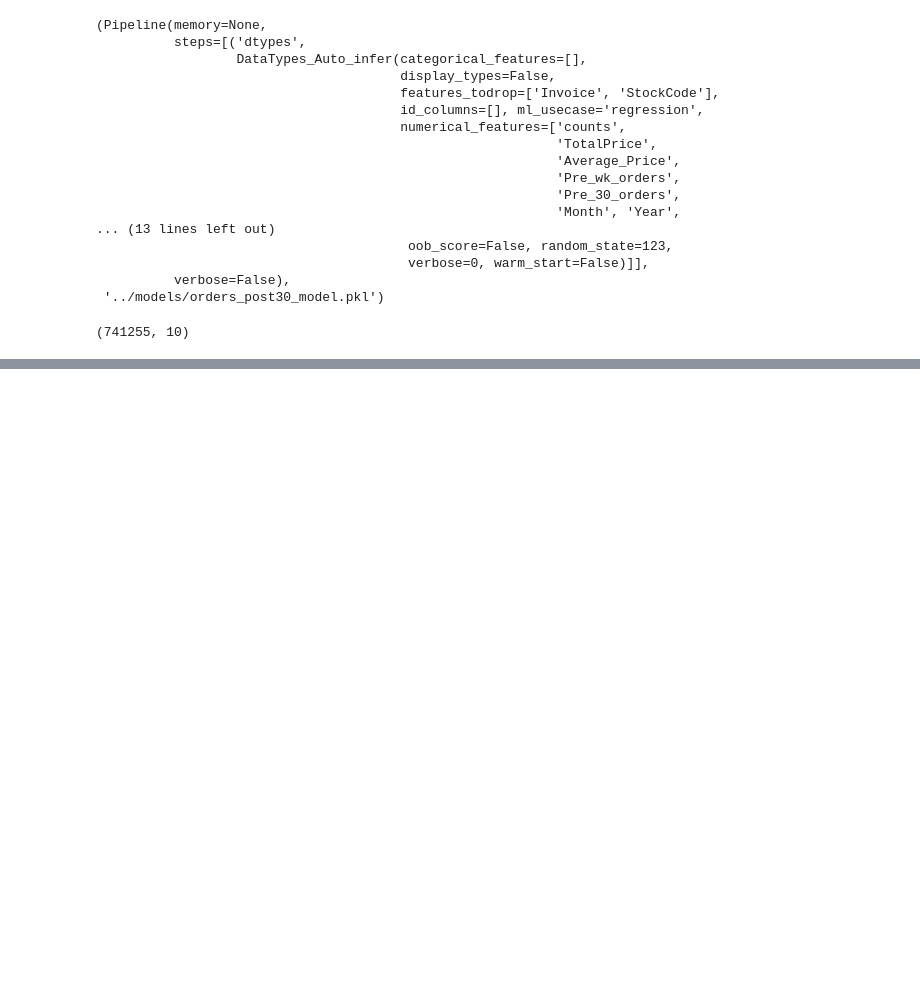
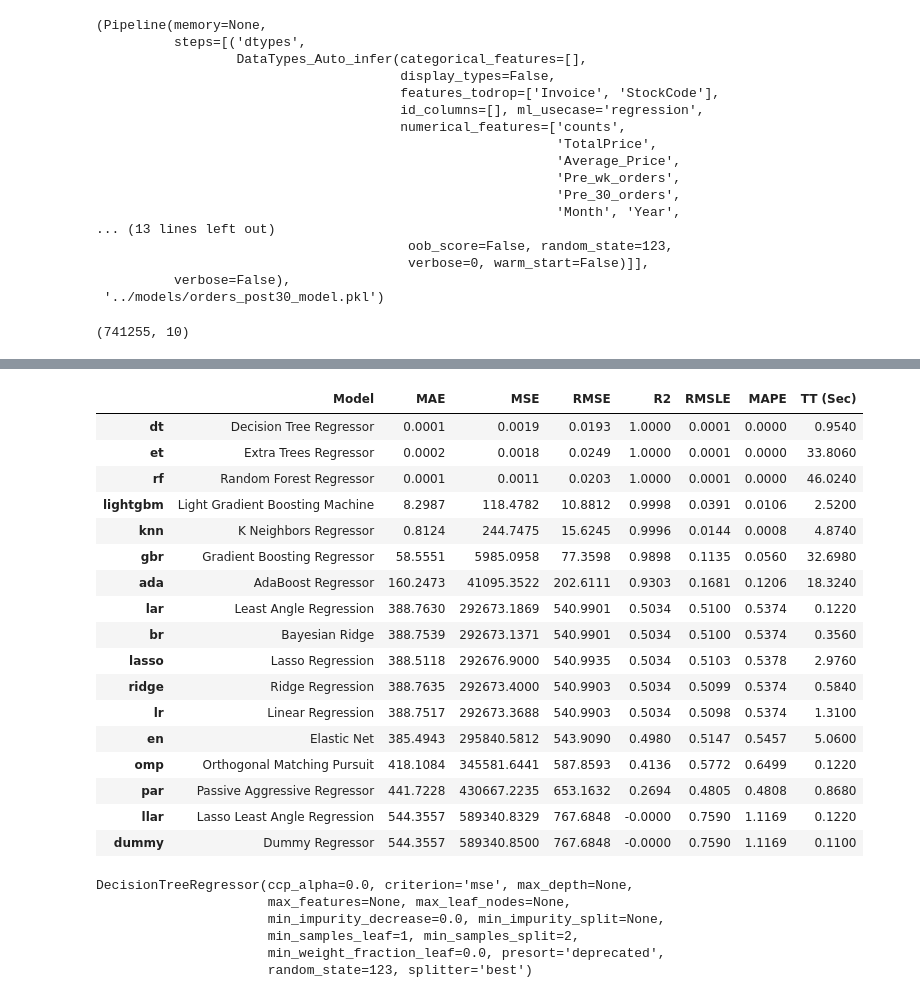
Before and after one commit to dharitsura248/OnlineRetailStore, a Jupyter notebook: OnlineRetailStore/notebooks/PreProcessing.ipynb, the cells around one changed output, grey strips where cells are left out. Saved outputs shown, nothing was run; the diff lists cells and outputs as text; code cells hidden in the pictures; blank space fills up the shorter version.

```diff
--- a/OnlineRetailStore/notebooks/PreProcessing.ipynb
+++ b/OnlineRetailStore/notebooks/PreProcessing.ipynb
@@ -165,0 +209,36 @@ final_df_nonuk.to_csv('..\models\Final_Features_NonUK.csv', index=False)
+# %%
+# initialize setup from pycaret.regression
+s = setup(new_df, target ='Post_30_orders' , train_size = 0.8,
+              data_split_shuffle = True, fold = 5,
+              ignore_features = ['Invoice','StockCode'],
+              numeric_features = ['counts', 'TotalPrice', 'Average_Price', 'Pre_wk_orders','Pre_30_orders',
+               'Month','Year', 'Day', 'Weeknumber'],
+              silent = True, verbose = False, session_id = 123, normalize=False)
+
+best = compare_models()
+best
+# %% [output]
+|  | Model | MAE | MSE | RMSE | R2 | RMSLE | MAPE | TT (Sec) |
+| dt | Decision Tree Regressor | 0.0001 | 0.0019 | 0.0193 | 1.0000 | 0.0001 | 0.0000 | 0.9540 |
+| et | Extra Trees Regressor | 0.0002 | 0.0018 | 0.0249 | 1.0000 | 0.0001 | 0.0000 | 33.8060 |
+| rf | Random Forest Regressor | 0.0001 | 0.0011 | 0.0203 | 1.0000 | 0.0001 | 0.0000 | 46.0240 |
+| lightgbm | Light Gradient Boosting Machine | 8.2987 | 118.4782 | 10.8812 | 0.9998 | 0.0391 | 0.0106 | 2.5200 |
+| knn | K Neighbors Regressor | 0.8124 | 244.7475 | 15.6245 | 0.9996 | 0.0144 | 0.0008 | 4.8740 |
+| gbr | Gradient Boosting Regressor | 58.5551 | 5985.0958 | 77.3598 | 0.9898 | 0.1135 | 0.0560 | 32.6980 |
+| ada | AdaBoost Regressor | 160.2473 | 41095.3522 | 202.6111 | 0.9303 | 0.1681 | 0.1206 | 18.3240 |
+| lar | Least Angle Regression | 388.7630 | 292673.1869 | 540.9901 | 0.5034 | 0.5100 | 0.5374 | 0.1220 |
+| br | Bayesian Ridge | 388.7539 | 292673.1371 | 540.9901 | 0.5034 | 0.5100 | 0.5374 | 0.3560 |
+| lasso | Lasso Regression | 388.5118 | 292676.9000 | 540.9935 | 0.5034 | 0.5103 | 0.5378 | 2.9760 |
+| ridge | Ridge Regression | 388.7635 | 292673.4000 | 540.9903 | 0.5034 | 0.5099 | 0.5374 | 0.5840 |
+| lr | Linear Regression | 388.7517 | 292673.3688 | 540.9903 | 0.5034 | 0.5098 | 0.5374 | 1.3100 |
+| en | Elastic Net | 385.4943 | 295840.5812 | 543.9090 | 0.4980 | 0.5147 | 0.5457 | 5.0600 |
+| omp | Orthogonal Matching Pursuit | 418.1084 | 345581.6441 | 587.8593 | 0.4136 | 0.5772 | 0.6499 | 0.1220 |
+| par | Passive Aggressive Regressor | 441.7228 | 430667.2235 | 653.1632 | 0.2694 | 0.4805 | 0.4808 | 0.8680 |
+| llar | Lasso Least Angle Regression | 544.3557 | 589340.8329 | 767.6848 | -0.0000 | 0.7590 | 1.1169 | 0.1220 |
+| dummy | Dummy Regressor | 544.3557 | 589340.8500 | 767.6848 | -0.0000 | 0.7590 | 1.1169 | 0.1100 |
+DecisionTreeRegressor(ccp_alpha=0.0, criterion='mse', max_depth=None,
+                      max_features=None, max_leaf_nodes=None,
+                      min_impurity_decrease=0.0, min_impurity_split=None,
+                      min_samples_leaf=1, min_samples_split=2,
+                      min_weight_fraction_leaf=0.0, presort='deprecated',
+                      random_state=123, splitter='best')
```
Also changed, not shown: parts of 2 cells of this notebook, 5 other files.
